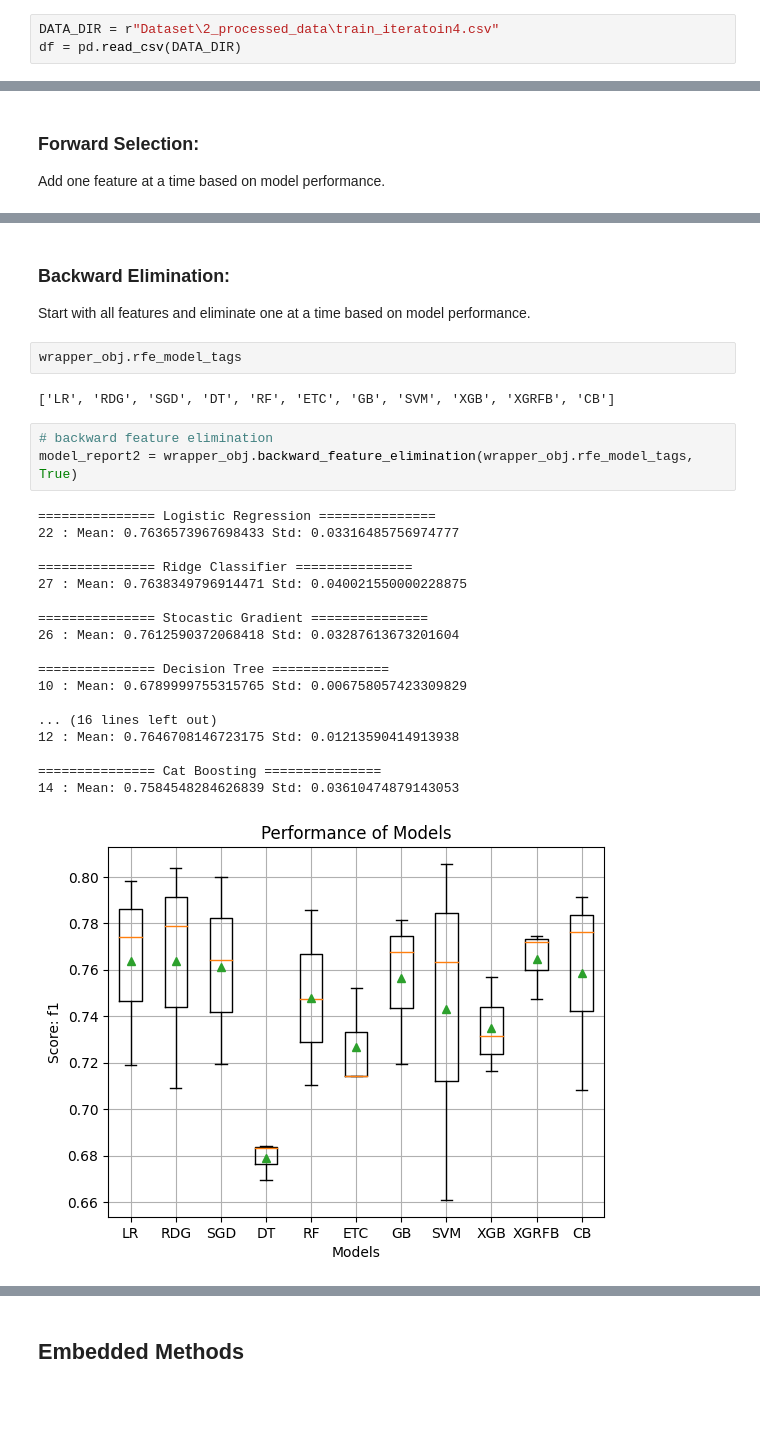
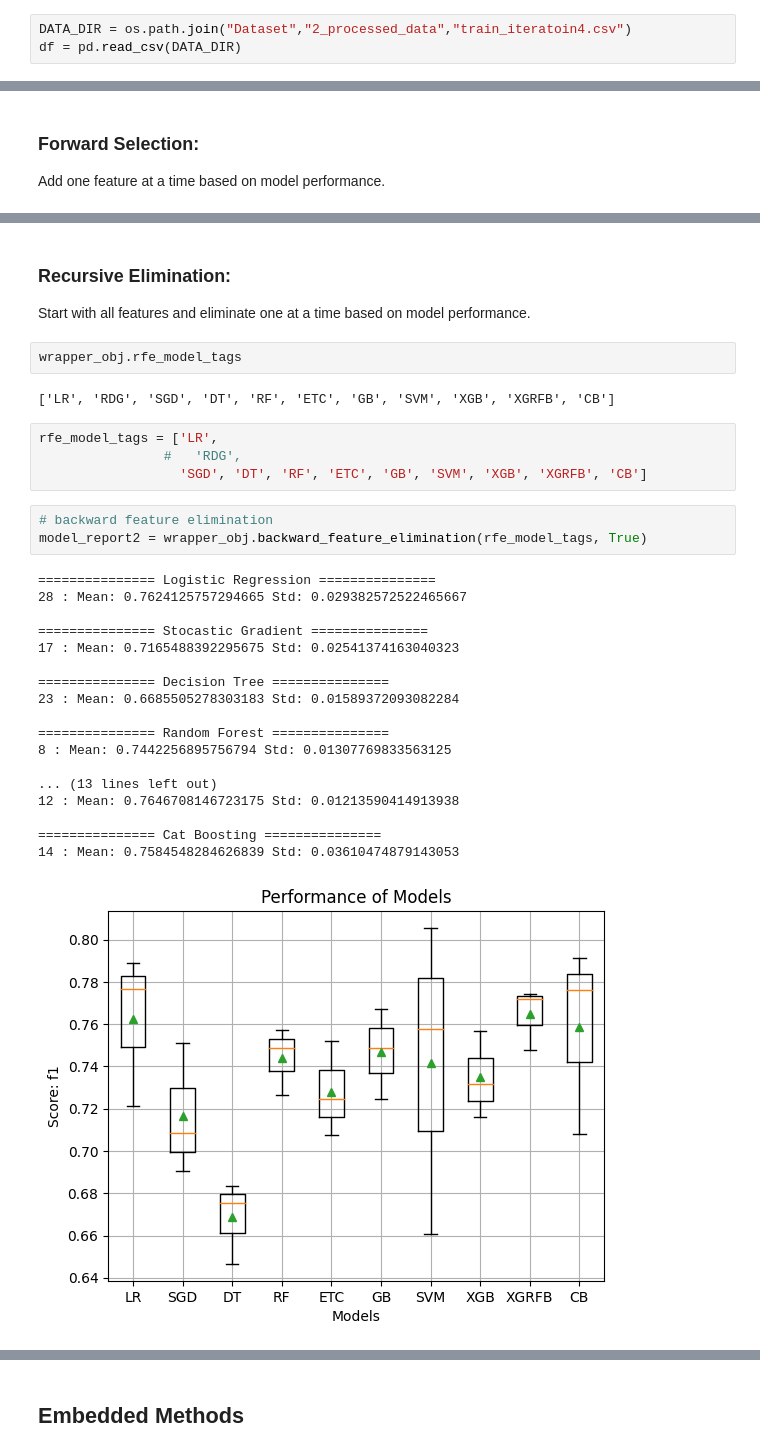
Before and after one commit to Rahul-404/Titanic_Problem_Kaggel, a Jupyter notebook: 4_Feature_Selection.ipynb, the cells around one changed output, grey strips where cells are left out. Drawn from its saved outputs; the diff is of its cells as text; blank space fills up the shorter version.

```diff
--- a/4_Feature_Selection.ipynb
+++ b/4_Feature_Selection.ipynb
@@ -38,7 +38,7 @@ warnings.filterwarnings('ignore')
 # %% [markdown]
 ## Read Data
 # %%
-DATA_DIR = r"Dataset\2_processed_data\train_iteratoin4.csv"
+DATA_DIR = os.path.join("Dataset","2_processed_data","train_iteratoin4.csv")
 df = pd.read_csv(DATA_DIR)
 # %%
 df.shape
@@ -1090,32 +1163,36 @@ pd.DataFrame(model_report1).sort_values(by="mean_f1", ascending=False)
 # %% [markdown]
-### Backward Elimination:
+### Recursive Elimination:
 Start with all features and eliminate one at a time based on model performance.
 # %%
 wrapper_obj.rfe_model_tags
 # %% [output]
 ['LR', 'RDG', 'SGD', 'DT', 'RF', 'ETC', 'GB', 'SVM', 'XGB', 'XGRFB', 'CB']
+# %%
+rfe_model_tags = ['LR',
+                #   'RDG',
+                  'SGD', 'DT', 'RF', 'ETC', 'GB', 'SVM', 'XGB', 'XGRFB', 'CB']
 # %%
 # backward feature elimination
-model_report2 = wrapper_obj.backward_feature_elimination(wrapper_obj.rfe_model_tags, True)
+model_report2 = wrapper_obj.backward_feature_elimination(rfe_model_tags, True)
 # %% [output]
 =============== Logistic Regression ===============
-22 : Mean: 0.7636573967698433 Std: 0.03316485756974777
-
-=============== Ridge Classifier ===============
-27 : Mean: 0.7638349796914471 Std: 0.040021550000228875
+28 : Mean: 0.7624125757294665 Std: 0.029382572522465667
 
 =============== Stocastic Gradient ===============
-26 : Mean: 0.7612590372068418 Std: 0.03287613673201604
+17 : Mean: 0.7165488392295675 Std: 0.02541374163040323
 
 =============== Decision Tree ===============
-10 : Mean: 0.6789999755315765 Std: 0.006758057423309829
+23 : Mean: 0.6685505278303183 Std: 0.01589372093082284
 
-... (16 lines left out)
+=============== Random Forest ===============
+8 : Mean: 0.7442256895756794 Std: 0.01307769833563125
+
+... (13 lines left out)
 12 : Mean: 0.7646708146723175 Std: 0.01213590414913938
 
 =============== Cat Boosting ===============
 14 : Mean: 0.7584548284626839 Std: 0.03610474879143053
-[figure, old version]
+[figure, new version]
 # %%
 pd.DataFrame(model_report2).sort_values(by="mean_f1", ascending=False)
 # %% [output]
```
Also changed, not shown: parts of 53 cells of this notebook, 3 other files.
